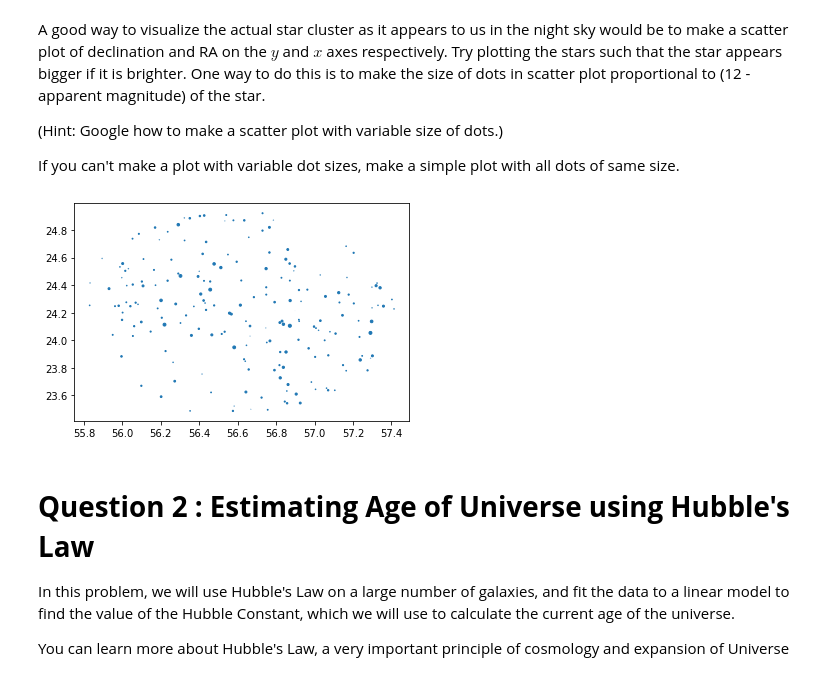
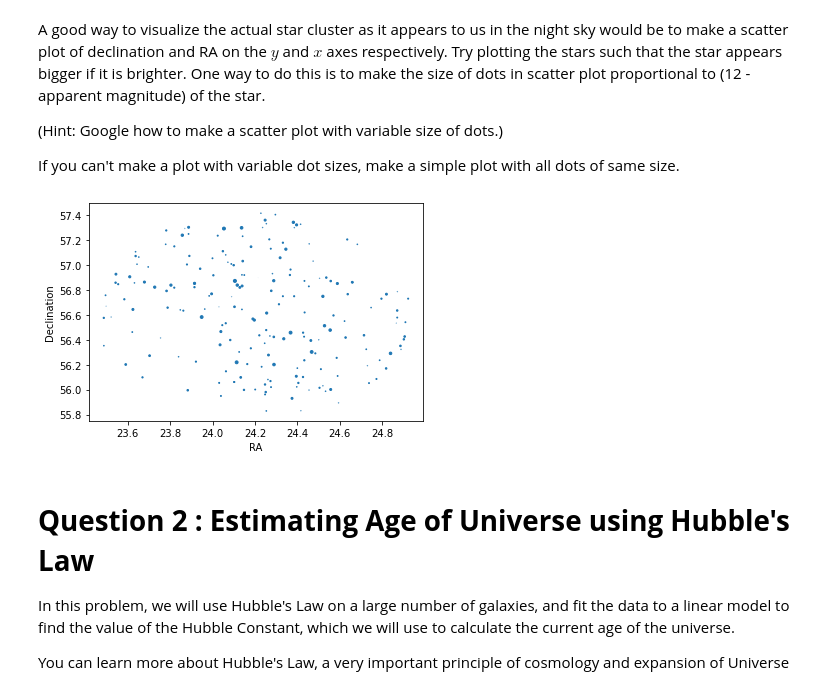
Before and after one commit to mg-0000/Krittika_assignment, a Jupyter notebook: CAB_Problem_Statement.ipynb, the cells around one changed output. Saved outputs shown, nothing was run; the diff lists cells and outputs as text; code cells hidden in the pictures.

```diff
--- a/CAB_Problem_Statement.ipynb
+++ b/CAB_Problem_Statement.ipynb
@@ -26,7 +26,7 @@ with open('stardata.csv','r') as f:    #creating a list with lines of file as el
 data_stars=[]   #splitting the lines according to commas, now you have a nested list with planet, moon, diameter
 for line in lines:
     data_stars.append(line.split(','))
-star_data=np.array(data_stars)
+star_data=np.array(data_stars, dtype=object)
 # %% [markdown]
 A little background on magnitude of a star:
 
@@ -71,16 +71,18 @@ If you can't make a plot with variable dot sizes, make a simple plot with all do
 # %%
 #Solution code
 declination=[]
 ra=[]
 app_mag=[]
 for i in range(0,star_data.shape[0]-1):
     declination.append(float(star_data[i][0]))
     ra.append(float(star_data[i][1]))
     app_mag.append(12-float(star_data[i][3]))
-plt.scatter(declination,ra,s=(app_mag))
+plt.scatter(ra,declination,s=(app_mag))
+plt.xlabel("RA")
+plt.ylabel("Declination")
 plt.show()
 # %% [output]
-[figure, old version]
+[figure, new version]
 # %% [markdown]
 # **Question 2 : Estimating Age of Universe using Hubble's Law**
 
```
Also changed, not shown: parts of 6 cells of this notebook, 1 other file.
